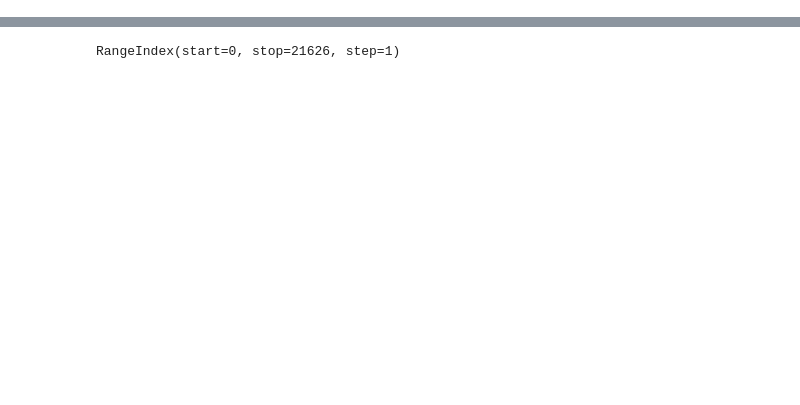
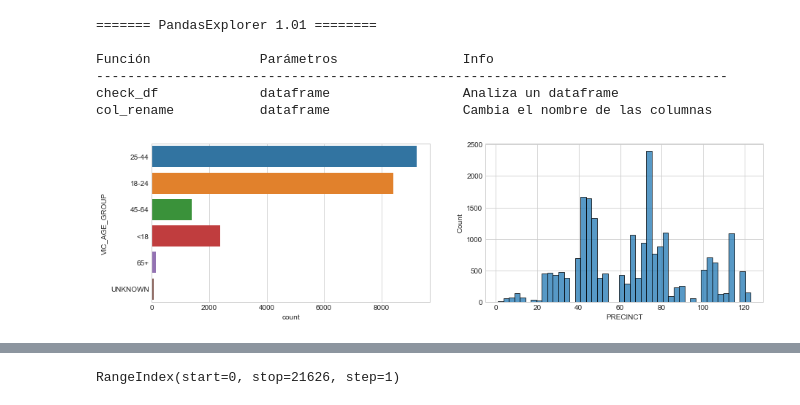
Before and after one commit to lep511/pexplorer, a Jupyter notebook: _pexplorer_test.ipynb, the cells around one changed output, grey strips where cells are left out. Drawn from its saved outputs; the diff is of its cells as text; code cells hidden in the pictures; blank space fills up the shorter version.

```diff
--- a/_pexplorer_test.ipynb
+++ b/_pexplorer_test.ipynb
@@ -7,3 +44,16 @@ df = pd.read_csv(r"H:\BOOK\CSV\NYPD_Shooting_Incident_Data__Historic_.csv")
+# %%
+px.help()
+# %% [output]
+======= PandasExplorer 1.01 ========
+
+Función              Parámetros                Info
+---------------------------------------------------------------------------------
+check_df             dataframe                 Analiza un dataframe
+col_rename           dataframe                 Cambia el nombre de las columnas
+# %%
+px.plot_numcat(df, "PRECINCT", "VIC_AGE_GROUP")
+# %% [output]
+[figure, added]
 # %%
 px.correlation(df)
 # %% [output]
```
Also changed, not shown: parts of 9 cells of this notebook, 2 other files.
